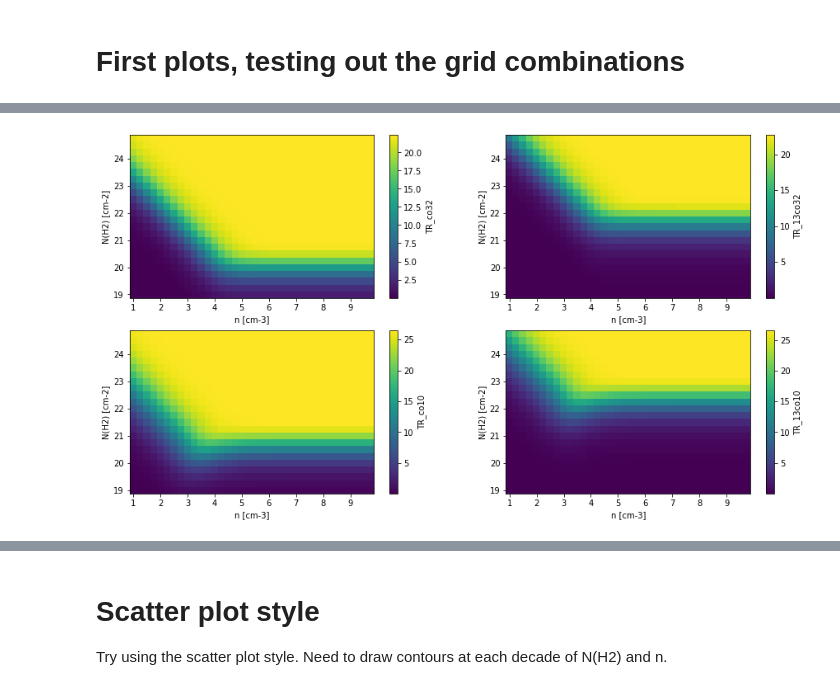
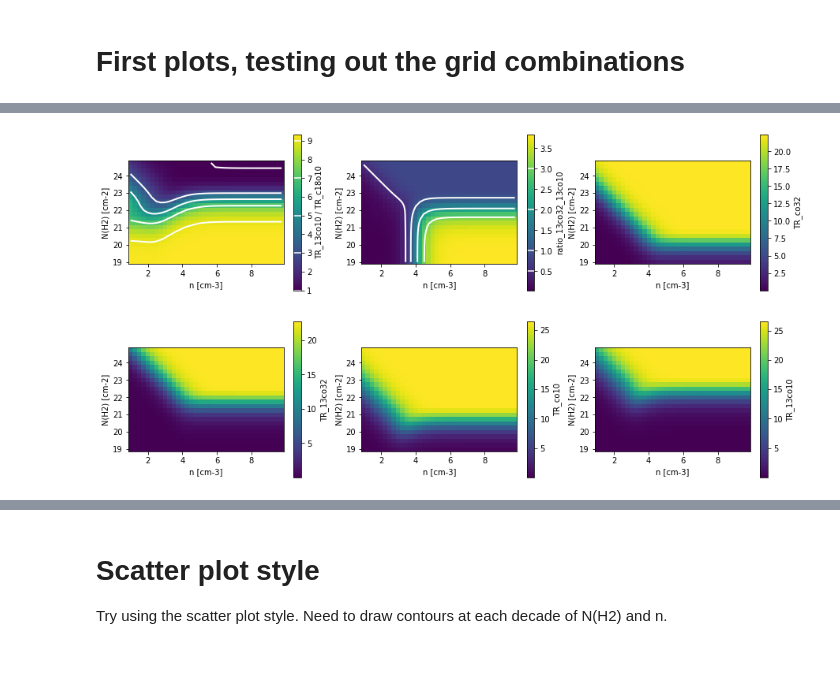
Before and after one commit to ramseykarim/feedback, a Jupyter notebook: co_radex_grid_plots.ipynb, the cells around one changed output, grey strips where cells are left out. Saved outputs shown, nothing was run; the diff lists cells and outputs as text; code cells hidden in the pictures; blank space fills up the shorter version.

```diff
--- a/co_radex_grid_plots.ipynb
+++ b/co_radex_grid_plots.ipynb
@@ -71,13 +75,3 @@ def config_ax(ax):
     ax.set_ylabel("N(H2) [cm-2]")
 # %% [markdown]
 # First plots, testing out the grid combinations
-# %%
-plt.figure(figsize=(8, 4))
-lr = (grid_dict['TR_13co10'] / grid_dict['TR_c18o10']).to_value()
-plt.imshow(lr, **plot_kwargs, cmap='viridis')
-cbar = plt.colorbar(label='TR_13co10 / TR_c18o10')
-levels = [1, 3, 5, 7, 9]
-plt.contour(lr, levels=levels, colors='white', linewidths=2, **plot_kwargs)
-for l in levels:
-    cbar.ax.axhline(l, color='white')
-config_ax(plt.gca())
@@ -86,10 +77,0 @@ config_ax(plt.gca())
-# %%
-plt.figure(figsize=(8, 4))
-lr = (grid_dict['ratio_13co32_13co10']).to_value()
-plt.imshow(lr, **plot_kwargs, cmap='viridis')
-cbar = plt.colorbar(label='ratio_13co32_13co10')
-levels = [0.5, 1, 2, 3]
-plt.contour(lr, levels=levels, colors='white', linewidths=2, **plot_kwargs)
-for l in levels:
-    cbar.ax.axhline(l, color='white')
-config_ax(plt.gca())
@@ -98,43 +130,10 @@ config_ax(plt.gca())
 # %%
 plt.figure(figsize=(15, 8))
-plt.subplot(221)
-lr = (grid_dict['TR_co32']).to_value()
-plt.imshow(lr, **plot_kwargs, cmap='viridis')
-cbar = plt.colorbar(label='TR_co32')
-# levels = [0.5, 1, 2, 3]
-# plt.contour(lr, levels=levels, colors='white', linewidths=2, **plot_kwargs)
-# for l in levels:
-#     cbar.ax.axhline(l, color='white')
-config_ax(plt.gca())
-
-plt.subplot(222)
-lr = (grid_dict['TR_13co32']).to_value()
-plt.imshow(lr, **plot_kwargs, cmap='viridis')
-cbar = plt.colorbar(label='TR_13co32')
-# levels = [0.5, 1, 2, 3]
-# plt.contour(lr, levels=levels, colors='white', linewidths=2, **plot_kwargs)
-# for l in levels:
-#     cbar.ax.axhline(l, color='white')
-config_ax(plt.gca())
-
-plt.subplot(223)
-lr = (grid_dict['TR_co10']).to_value()
-plt.imshow(lr, **plot_kwargs, cmap='viridis')
-cbar = plt.colorbar(label='TR_co10')
-# levels = [0.5, 1, 2, 3]
-# plt.contour(lr, levels=levels, colors='white', linewidths=2, **plot_kwargs)
-# for l in levels:
-#     cbar.ax.axhline(l, color='white')
-config_ax(plt.gca())
-
-plt.subplot(224)
-lr = (grid_dict['TR_13co10']).to_value()
-plt.imshow(lr, **plot_kwargs, cmap='viridis')
-cbar = plt.colorbar(label='TR_13co10')
-# levels = [0.5, 1, 2, 3]
-# plt.contour(lr, levels=levels, colors='white', linewidths=2, **plot_kwargs)
-# for l in levels:
-#     cbar.ax.axhline(l, color='white')
-config_ax(plt.gca())
+plot_grid_image("TR_13co10 / TR_c18o10", levels=[1, 3, 5, 7, 9], ax=plt.subplot(231))
+plot_grid_image("ratio_13co32_13co10", levels=[0.5, 1, 2, 3], ax=plt.subplot(232))
+plot_grid_image('TR_co32', ax=plt.subplot(233))
+plot_grid_image('TR_13co32', ax=plt.subplot(234))
+plot_grid_image('TR_co10', ax=plt.subplot(235))
+plot_grid_image('TR_13co10', ax=plt.subplot(236));
 # %% [output]
-[figure, old version]
+[figure, new version]
```
Also changed, not shown: parts of 16 cells of this notebook, 1 other file.
